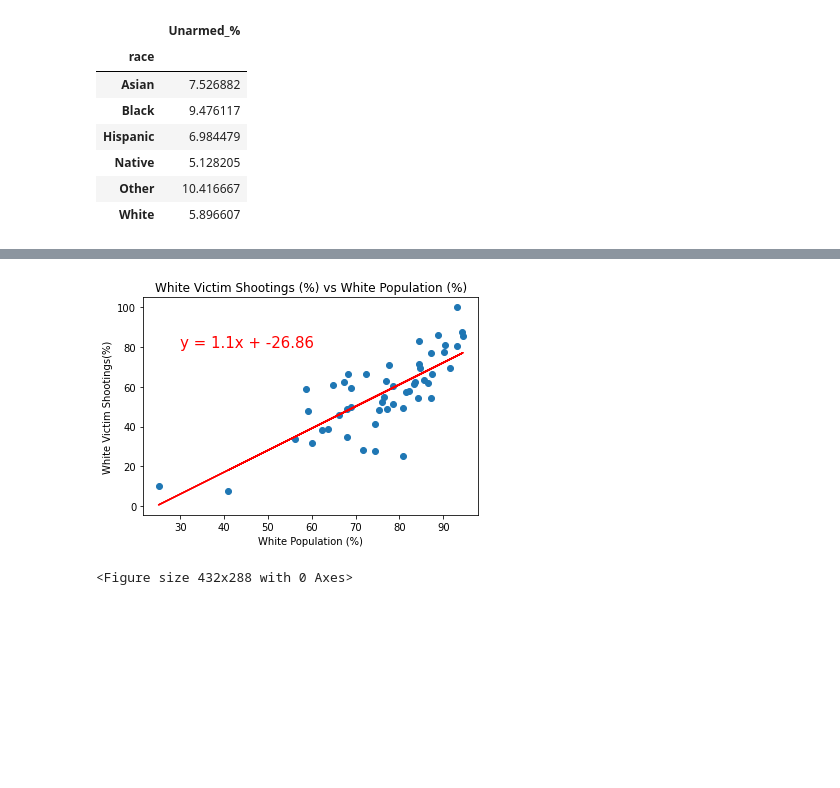
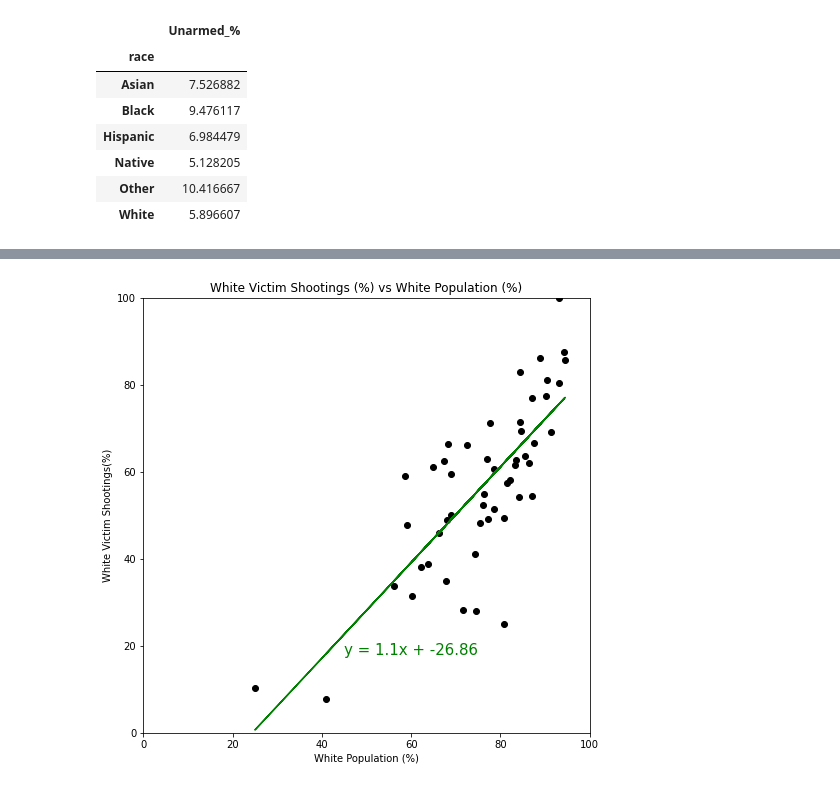
Before and after one commit to sasithwij/project1, a Jupyter notebook: US_Shooting_Demography_Cleaned.ipynb, the cells around one changed output, grey strips where cells are left out. Saved outputs shown, nothing was run; the diff lists cells and outputs as text; code cells hidden in the pictures; blank space fills up the shorter version.

```diff
--- a/US_Shooting_Demography_Cleaned.ipynb
+++ b/US_Shooting_Demography_Cleaned.ipynb
@@ -409,16 +389,20 @@ regress_values = x_values * slope + intercept
 line_eq = "y = " + str(round(slope,2)) + "x + " + str(round(intercept,2))
 
 # Plot scatter plot
-plt.scatter(x_values,y_values)
+plt.figure(figsize=(8, 8))
+plt.scatter(x_values,y_values, color='black')
 
 # Plot regression line
-plt.plot(x_values,regress_values,"r-")
-plt.annotate(line_eq,(30,80),fontsize=15,color="red")
+plt.plot(x_values,regress_values,"g-")
+plt.annotate(line_eq,(45,18),fontsize=15,color="green")
 
 # Label plot
 plt.xlabel('White Population (%)')
 plt.ylabel('White Victim Shootings(%)')
 plt.title('White Victim Shootings (%) vs White Population (%)')
+plt.xlim(0,100)
+plt.ylim(0,100)
+plt.savefig('Images/White_Shootings_vs_White_Population.svg')
 
 # Print r square value
 print(f"R squared: {rvalue**2}")
@@ -426,5 +410,4 @@ print(f"R-value: {rvalue}")
 print(f"p-value: {pvalue}")
 # Show plot
 plt.show()
-plt.savefig('Images/White_Shootings_vs_White_Population.png')
 # %% [output]
@@ -434,5 +417,4 @@ p-value: 3.676763653023022e-11
-[figure, old version]
+[figure, new version]
-<Figure size 432x288 with 0 Axes>
 # %%
 X2 = sm.add_constant(x_values)
 est = sm.OLS(y_values, X2)
```
Also changed, not shown: parts of 15 cells of this notebook, 10 other files.
